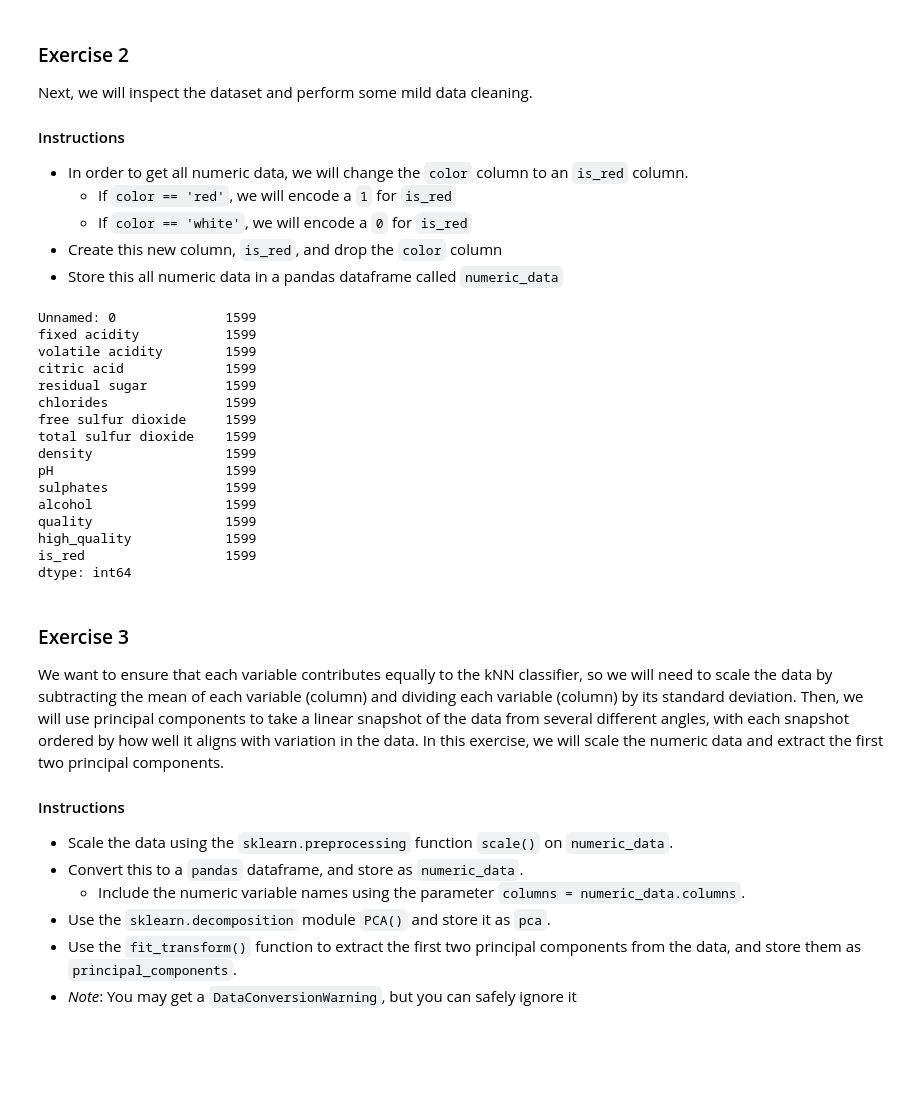
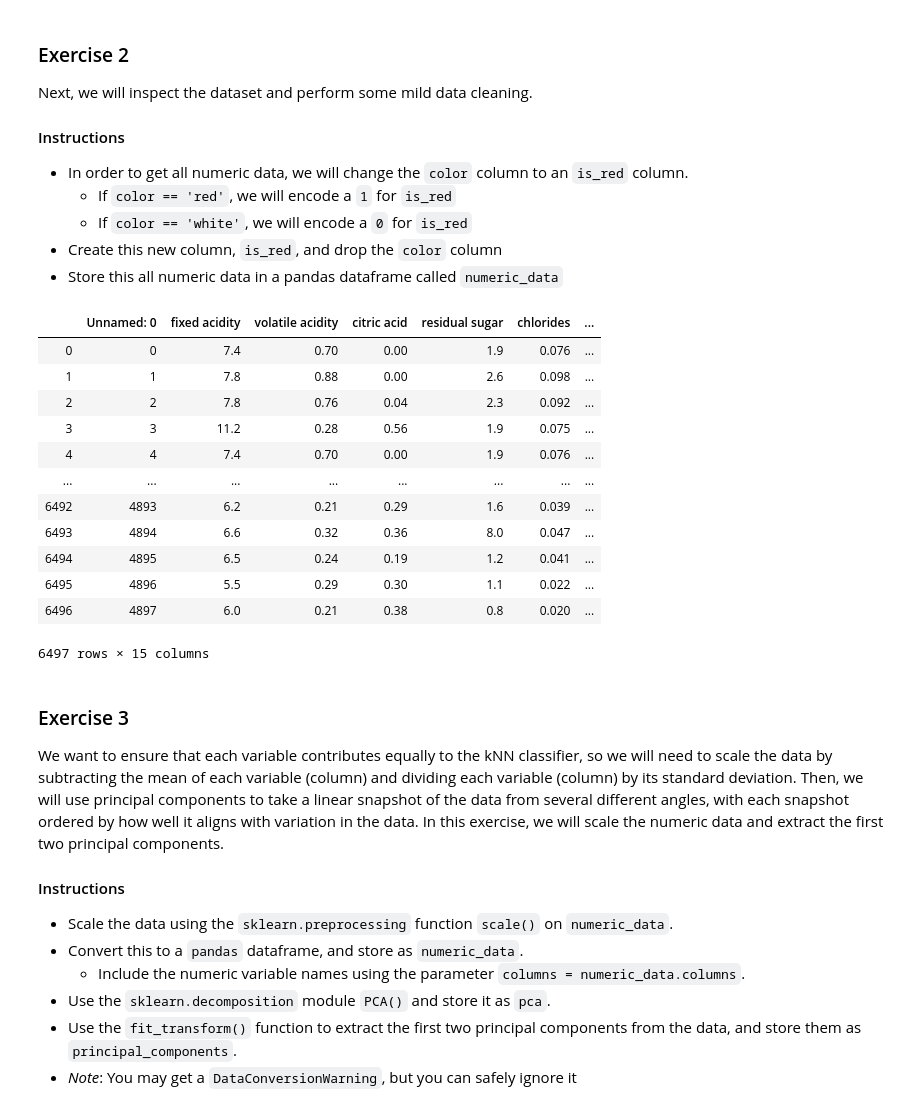
Before and after one commit to pkro/edx-pythonforresearch, a Jupyter notebook: case_studies/classification/HW3-3.ipynb, the cells around one changed output. Drawn from its saved outputs; the diff is of its cells as text; code cells hidden in the pictures; blank space fills up the shorter version.

```diff
--- a/case_studies/classification/HW3-3.ipynb
+++ b/case_studies/classification/HW3-3.ipynb
@@ -34,4 +34,4 @@ Our first step is to import the dataset.
 import pandas as pd
 
 # write your code here!
-wine = pd.read_csv('./wine.csv')
+data = pd.read_csv('./wine.csv')
@@ -56,30 +47,25 @@ Next, we will inspect the dataset and perform some mild data cleaning.
 - Create this new column, `is_red`, and drop the `color` column
 - Store this all numeric data in a pandas dataframe called `numeric_data`
 # %%
-if 'color' in wine.columns:
-    wine['is_red'] = wine['color'].apply(lambda x: 1 if x == 'red' else 0)
-    wine.drop(columns='color', inplace=True)
+if 'color' in data.columns:
+    numeric_data = data.drop(columns='color')
+    numeric_data['is_red'] = data['color'].apply(lambda x: 1 if x == 'red' else 0)
 
-numeric_data = wine
+numeric_data
+# %% [output]
+|  | Unnamed: 0 | fixed acidity | volatile acidity | citric acid | residual sugar | chlorides | ... |
+| 0 | 0 | 7.4 | 0.70 | 0.00 | 1.9 | 0.076 | ... |
+| 1 | 1 | 7.8 | 0.88 | 0.00 | 2.6 | 0.098 | ... |
+| 2 | 2 | 7.8 | 0.76 | 0.04 | 2.3 | 0.092 | ... |
+| 3 | 3 | 11.2 | 0.28 | 0.56 | 1.9 | 0.075 | ... |
+| 4 | 4 | 7.4 | 0.70 | 0.00 | 1.9 | 0.076 | ... |
+| ... | ... | ... | ... | ... | ... | ... | ... |
+| 6492 | 4893 | 6.2 | 0.21 | 0.29 | 1.6 | 0.039 | ... |
+| 6493 | 4894 | 6.6 | 0.32 | 0.36 | 8.0 | 0.047 | ... |
+| 6494 | 4895 | 6.5 | 0.24 | 0.19 | 1.2 | 0.041 | ... |
+| 6495 | 4896 | 5.5 | 0.29 | 0.30 | 1.1 | 0.022 | ... |
+| 6496 | 4897 | 6.0 | 0.21 | 0.38 | 0.8 | 0.020 | ... |
+6497 rows × 15 columns
-# %%
-wine[wine.is_red==1].count()
-# %% [output]
-Unnamed: 0              1599
-fixed acidity           1599
-volatile acidity        1599
-citric acid             1599
-residual sugar          1599
-chlorides               1599
-free sulfur dioxide     1599
-total sulfur dioxide    1599
-density                 1599
-pH                      1599
-sulphates               1599
-alcohol                 1599
-quality                 1599
-high_quality            1599
-is_red                  1599
-dtype: int64
 # %% [markdown]
 ### Exercise 3
 
```
Also changed, not shown: parts of 21 cells of this notebook, 1 other file.
